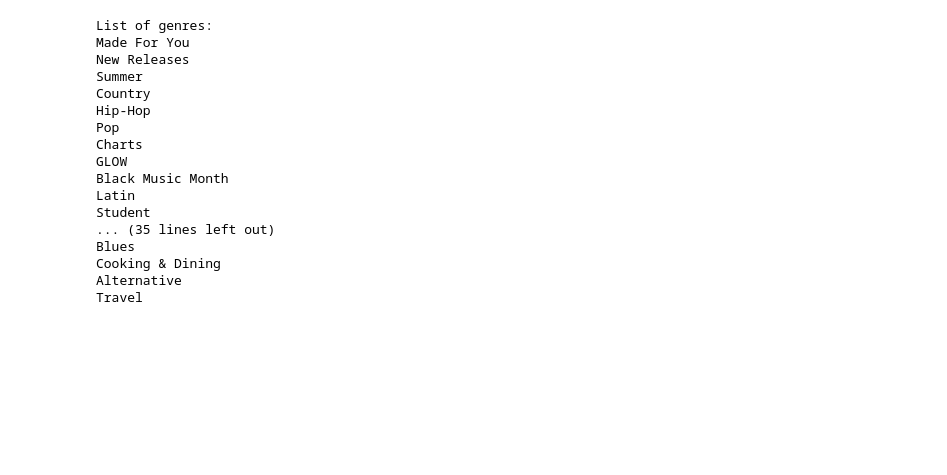
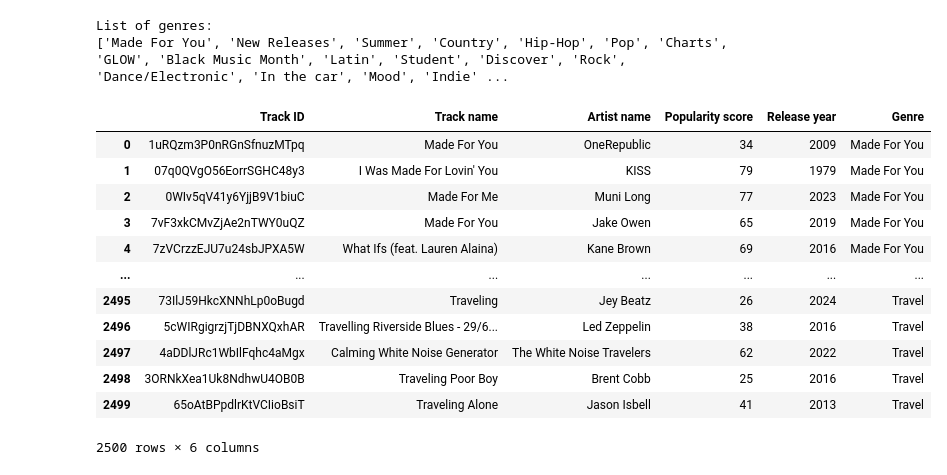
Before and after one commit to hari-potharaju/music_recc, a Jupyter notebook: source/components/spotifydata.ipynb, the cells around one changed output. Drawn from its saved outputs; the diff is of its cells as text; code cells hidden in the pictures; blank space fills up the shorter version.

```diff
--- a/source/components/spotifydata.ipynb
+++ b/source/components/spotifydata.ipynb
@@ -41,26 +41,14 @@ access_token = get_access_token(client_id, client_secret)
 genres = get_genres(access_token)
 
 print("List of genres:")
+genre_list = []
 for genre_id, genre_name in genres:
-    print(genre_name)
+    genre_list.append(genre_name)
+
+print(genre_list)
 # %% [output]
 List of genres:
-Made For You
-New Releases
-Summer
-Country
-Hip-Hop
-Pop
-Charts
-GLOW
-Black Music Month
-Latin
-Student
-... (35 lines left out)
-Blues
-Cooking & Dining
-Alternative
-Travel
+['Made For You', 'New Releases', 'Summer', 'Country', 'Hip-Hop', 'Pop', 'Charts', 'GLOW', 'Black Music Month', 'Latin', 'Student', 'Discover', 'Rock', 'Dance/Electronic', 'In the car', 'Mood', 'Indie' ...
 # %%
 import spotipy
 from spotipy.oauth2 import SpotifyClientCredentials
@@ -80,0 +115,19 @@ def get_artist_genre(artist_id):
+# %%
+from IPython.display import display
+display(spotify_df)
+
+spotify_df.to_csv('spotify.csv', index=False)
+# %% [output]
+|  | Track ID | Track name | Artist name | Popularity score | Release year | Genre |
+| 0 | 1uRQzm3P0nRGnSfnuzMTpq | Made For You | OneRepublic | 34 | 2009 | Made For You |
+| 1 | 07q0QVgO56EorrSGHC48y3 | I Was Made For Lovin' You | KISS | 79 | 1979 | Made For You |
+| 2 | 0WIv5qV41y6YjjB9V1biuC | Made For Me | Muni Long | 77 | 2023 | Made For You |
+| 3 | 7vF3xkCMvZjAe2nTWY0uQZ | Made For You | Jake Owen | 65 | 2019 | Made For You |
+| 4 | 7zVCrzzEJU7u24sbJPXA5W | What Ifs (feat. Lauren Alaina) | Kane Brown | 69 | 2016 | Made For You |
+| ... | ... | ... | ... | ... | ... | ... |
+| 2495 | 73IlJ59HkcXNNhLp0oBugd | Traveling | Jey Beatz | 26 | 2024 | Travel |
+| 2496 | 5cWIRgigrzjTjDBNXQxhAR | Travelling Riverside Blues - 29/6... | Led Zeppelin | 38 | 2016 | Travel |
+| 2497 | 4aDDlJRc1WbIlFqhc4aMgx | Calming White Noise Generator | The White Noise Travelers | 62 | 2022 | Travel |
+| 2498 | 3ORNkXea1Uk8NdhwU4OB0B | Traveling Poor Boy | Brent Cobb | 25 | 2016 | Travel |
+| 2499 | 65oAtBPpdlrKtVCIioBsiT | Traveling Alone | Jason Isbell | 41 | 2013 | Travel |
+2500 rows × 6 columns
```
Also changed, not shown: parts of 8 cells of this notebook, 1 other file.
